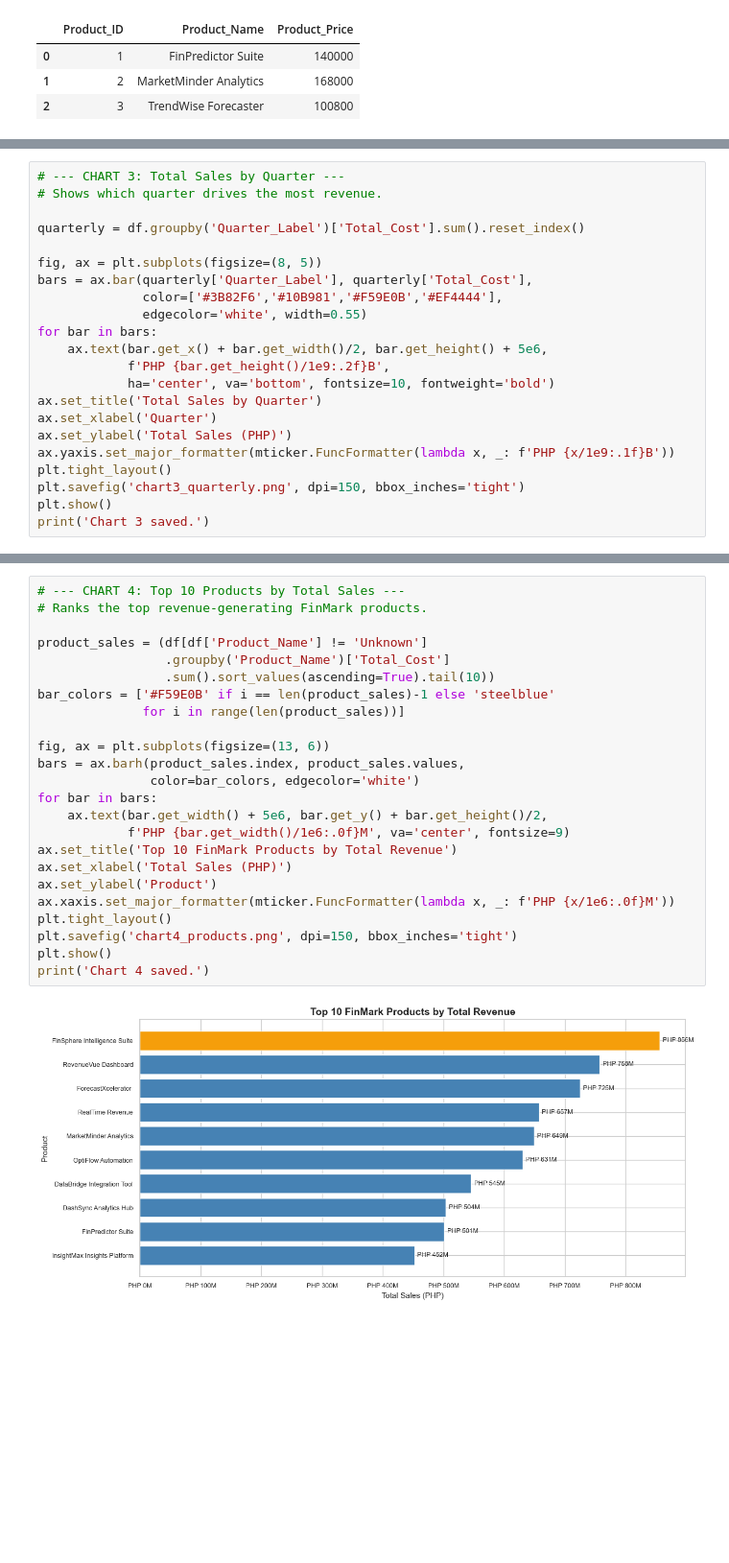
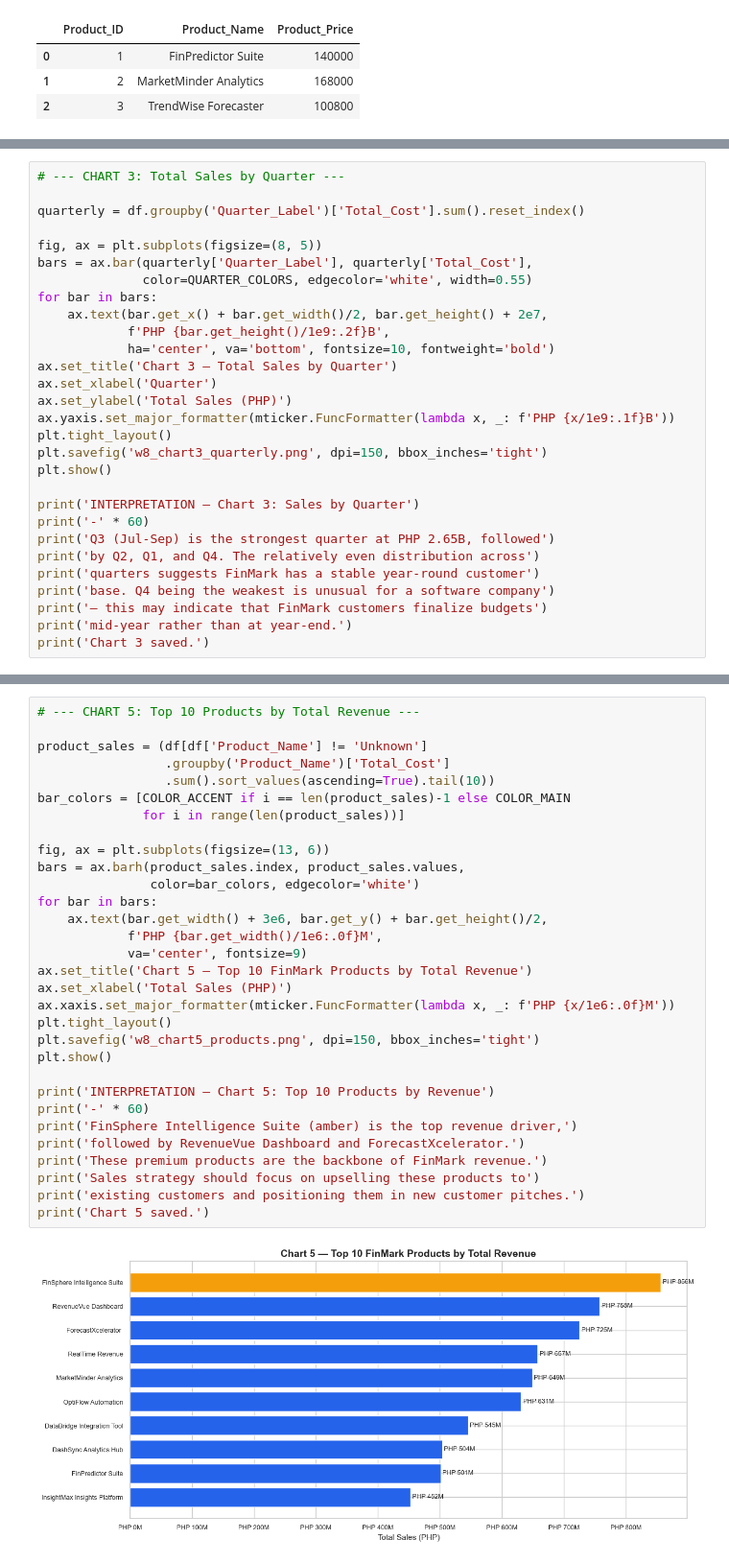
Before and after one commit to Matti2101/MO-IT134-Milestone-2-Project-Forecasting-Model-with-DataViz_BSIT-S3101, a Jupyter notebook: MO-IT134 Week 8 Homework Initial Project Forecasting Model BSIT S3101 PARAN.ipynb, the cells around one changed output, grey strips where cells are left out. Shown at 96% size. Cells and saved outputs as stored; diff of their text form; blank space fills up the shorter version.

```diff
--- a/MO-IT134 Week 8 Homework Initial Project Forecasting Model BSIT S3101 PARAN.ipynb
+++ b/MO-IT134 Week 8 Homework Initial Project Forecasting Model BSIT S3101 PARAN.ipynb
@@ -309,24 +352,31 @@ print('Chart 2 saved.')
 Chart 2 saved.
 # %%
 # --- CHART 3: Total Sales by Quarter ---
-# Shows which quarter drives the most revenue.
 
 quarterly = df.groupby('Quarter_Label')['Total_Cost'].sum().reset_index()
 
 fig, ax = plt.subplots(figsize=(8, 5))
 bars = ax.bar(quarterly['Quarter_Label'], quarterly['Total_Cost'],
-              color=['#3B82F6','#10B981','#F59E0B','#EF4444'],
-              edgecolor='white', width=0.55)
+              color=QUARTER_COLORS, edgecolor='white', width=0.55)
 for bar in bars:
-    ax.text(bar.get_x() + bar.get_width()/2, bar.get_height() + 5e6,
+    ax.text(bar.get_x() + bar.get_width()/2, bar.get_height() + 2e7,
             f'PHP {bar.get_height()/1e9:.2f}B',
             ha='center', va='bottom', fontsize=10, fontweight='bold')
-ax.set_title('Total Sales by Quarter')
+ax.set_title('Chart 3 — Total Sales by Quarter')
 ax.set_xlabel('Quarter')
 ax.set_ylabel('Total Sales (PHP)')
 ax.yaxis.set_major_formatter(mticker.FuncFormatter(lambda x, _: f'PHP {x/1e9:.1f}B'))
 plt.tight_layout()
-plt.savefig('chart3_quarterly.png', dpi=150, bbox_inches='tight')
+plt.savefig('w8_chart3_quarterly.png', dpi=150, bbox_inches='tight')
 plt.show()
+
+print('INTERPRETATION — Chart 3: Sales by Quarter')
+print('-' * 60)
+print('Q3 (Jul-Sep) is the strongest quarter at PHP 2.65B, followed')
+print('by Q2, Q1, and Q4. The relatively even distribution across')
+print('quarters suggests FinMark has a stable year-round customer')
+print('base. Q4 being the weakest is unusual for a software company')
+print('— this may indicate that FinMark customers finalize budgets')
+print('mid-year rather than at year-end.')
 print('Chart 3 saved.')
 # %% [output]
@@ -335,26 +439,33 @@ Chart 3 saved.
 # %%
-# --- CHART 4: Top 10 Products by Total Sales ---
-# Ranks the top revenue-generating FinMark products.
+# --- CHART 5: Top 10 Products by Total Revenue ---
 
 product_sales = (df[df['Product_Name'] != 'Unknown']
                  .groupby('Product_Name')['Total_Cost']
                  .sum().sort_values(ascending=True).tail(10))
-bar_colors = ['#F59E0B' if i == len(product_sales)-1 else 'steelblue'
+bar_colors = [COLOR_ACCENT if i == len(product_sales)-1 else COLOR_MAIN
               for i in range(len(product_sales))]
 
 fig, ax = plt.subplots(figsize=(13, 6))
 bars = ax.barh(product_sales.index, product_sales.values,
                color=bar_colors, edgecolor='white')
 for bar in bars:
-    ax.text(bar.get_width() + 5e6, bar.get_y() + bar.get_height()/2,
-            f'PHP {bar.get_width()/1e6:.0f}M', va='center', fontsize=9)
-ax.set_title('Top 10 FinMark Products by Total Revenue')
+    ax.text(bar.get_width() + 3e6, bar.get_y() + bar.get_height()/2,
+            f'PHP {bar.get_width()/1e6:.0f}M',
+            va='center', fontsize=9)
+ax.set_title('Chart 5 — Top 10 FinMark Products by Total Revenue')
 ax.set_xlabel('Total Sales (PHP)')
-ax.set_ylabel('Product')
 ax.xaxis.set_major_formatter(mticker.FuncFormatter(lambda x, _: f'PHP {x/1e6:.0f}M'))
 plt.tight_layout()
-plt.savefig('chart4_products.png', dpi=150, bbox_inches='tight')
+plt.savefig('w8_chart5_products.png', dpi=150, bbox_inches='tight')
 plt.show()
-print('Chart 4 saved.')
+
+print('INTERPRETATION — Chart 5: Top 10 Products by Revenue')
+print('-' * 60)
+print('FinSphere Intelligence Suite (amber) is the top revenue driver,')
+print('followed by RevenueVue Dashboard and ForecastXcelerator.')
+print('These premium products are the backbone of FinMark revenue.')
+print('Sales strategy should focus on upselling these products to')
+print('existing customers and positioning them in new customer pitches.')
+print('Chart 5 saved.')
 # %% [output]
-[figure, old version]
+[figure, new version]
```
Also changed, not shown: parts of 18 cells of this notebook.
